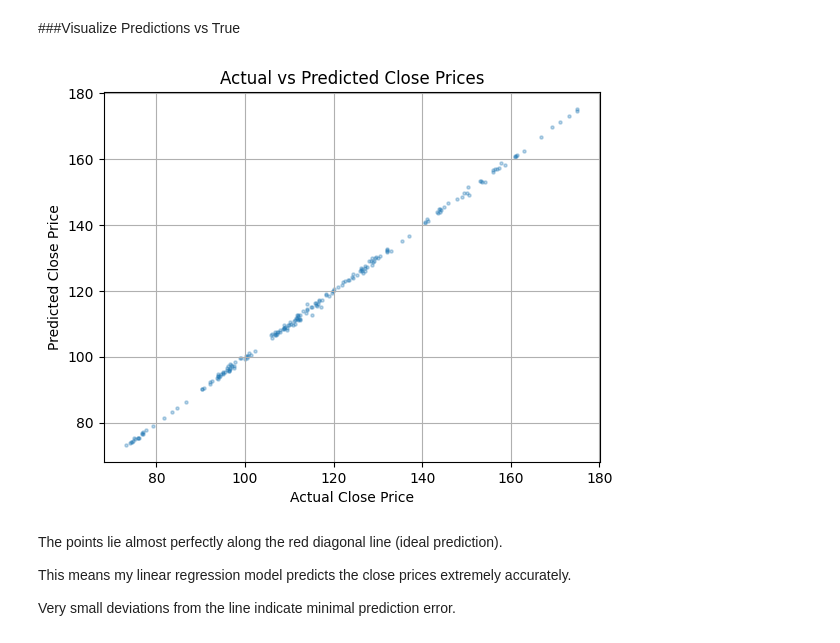
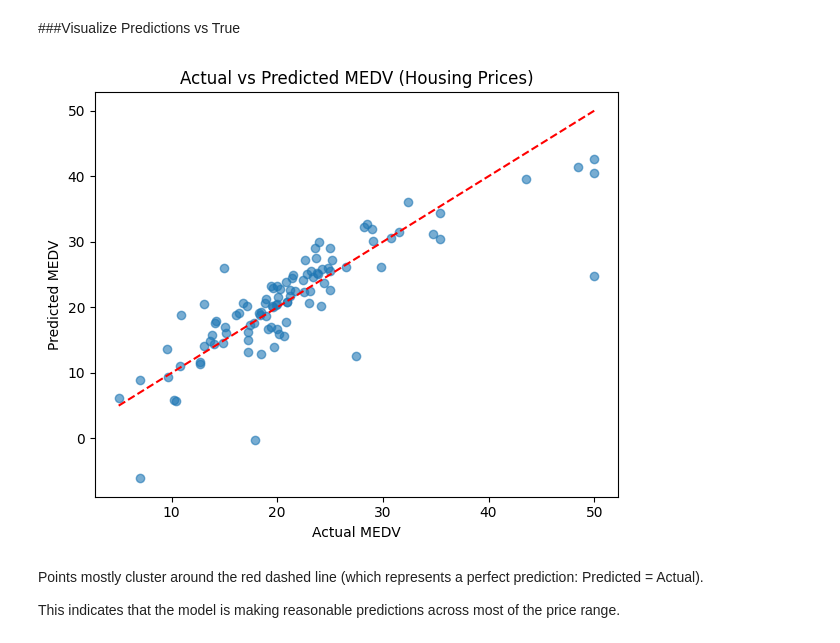
Before and after one commit to veapasichnyk/Codveda-Internship-, a Jupyter notebook: Task_2_Build_a_Simple_Linear_Regression_Model.ipynb, the cells around one changed output. Saved outputs shown, nothing was run; the diff lists cells and outputs as text; code cells hidden in the pictures.

Commit message:
House Prediction Data Set

```diff
--- a/Task_2_Build_a_Simple_Linear_Regression_Model.ipynb
+++ b/Task_2_Build_a_Simple_Linear_Regression_Model.ipynb
@@ -15,7 +15,7 @@ from sklearn.metrics import r2_score, mean_squared_error
 # %% [markdown]
 ###Load a dataset
 # %%
-df = pd.read_csv('Stock Prices Data Set.csv')
+df = pd.read_csv("house Prediction Data Set.csv", sep='\s+', engine="python", header=None)
 # %%
 df.head()
 # %% [output]
@@ -28,3 +28,20 @@ df.head()
+# %%
+df.columns = [
+    'CRIM',     # per capita crime rate by town
+    'ZN',       # proportion of residential land zoned for lots over 25,000 sq.ft.
+    'INDUS',    # proportion of non-retail business acres per town
+    'CHAS',     # dummy variable (= 1 if tract bounds Charles River, 0 otherwise)
+    'NOX',      # nitric oxides concentration (parts per 10 million)
+    'RM',       # average number of rooms per dwelling
+    'AGE',      # proportion of owner-occupied units built before 1940
+    'DIS',      # weighted distances to five Boston employment centers
+    'RAD',      # index of accessibility to radial highways
+    'TAX',      # full-value property-tax rate per $10,000
+    'PTRATIO',  # pupil–teacher ratio by town
+    'B',        # 1000(Bk - 0.63)^2 where Bk is the proportion of Black residents
+    'LSTAT',    # % lower status of the population
+    'MEDV'      # **target variable**: median value of owner-occupied homes in $1000s
+]
 # %%
 print(df.shape)
 print(df.info())
@@ -60,3 +68,7 @@ y = df_clean['close']
+# %%
+# Features & Target
+X = df.drop('MEDV', axis=1)
+y = df['MEDV']
 # %% [markdown]
 ###Split into train/test sets
 # %%
@@ -110,17 +133,17 @@ Our multivariate linear regression is performing very well, which is not surpris
 # %% [markdown]
 ###Visualize Predictions vs True
 # %%
-plt.scatter(y_test, y_pred, alpha=0.3, s=5)
-plt.xlabel("Actual Close Price")
-plt.ylabel("Predicted Close Price")
-plt.title("Actual vs Predicted Close Prices")
-plt.grid(True)
+plt.figure(figsize=(6, 5))
+plt.scatter(y_test, y_pred, alpha=0.6)
+plt.plot([y_test.min(), y_test.max()], [y_test.min(), y_test.max()], color='red', linestyle='--')
+plt.xlabel("Actual MEDV")
+plt.ylabel("Predicted MEDV")
+plt.title("Actual vs Predicted MEDV (Housing Prices)")
+plt.tight_layout()
 plt.show()
 # %% [output]
-[figure, old version]
+[figure, new version]
-# %% [markdown]
-The points lie almost perfectly along the red diagonal line (ideal prediction).
-
-This means my linear regression model predicts the close prices extremely accurately.
-
-Very small deviations from the line indicate minimal prediction error.
+# %% [markdown]
+Points mostly cluster around the red dashed line (which represents a perfect prediction: Predicted = Actual).
+
+This indicates that the model is making reasonable predictions across most of the price range.
```
Also changed, not shown: parts of 10 cells of this notebook.
